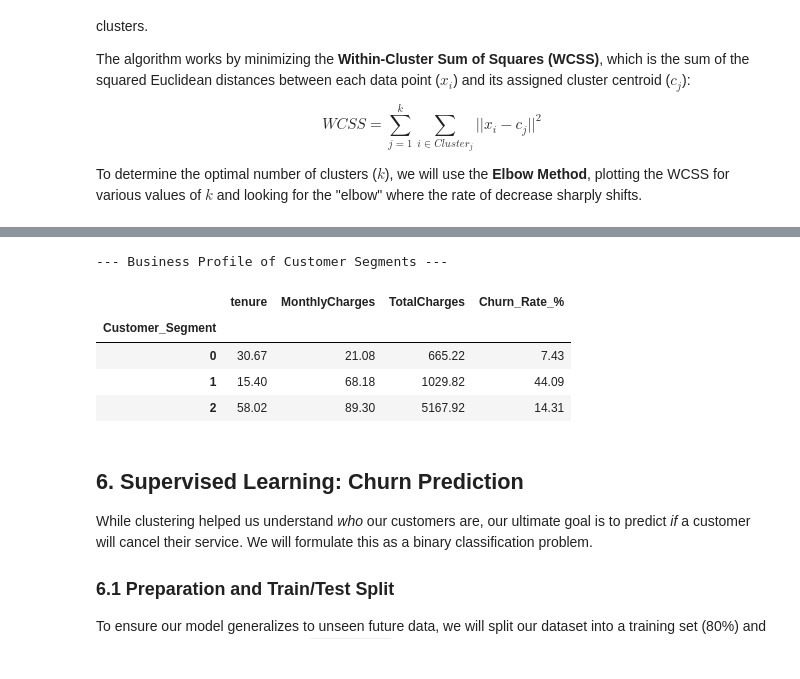
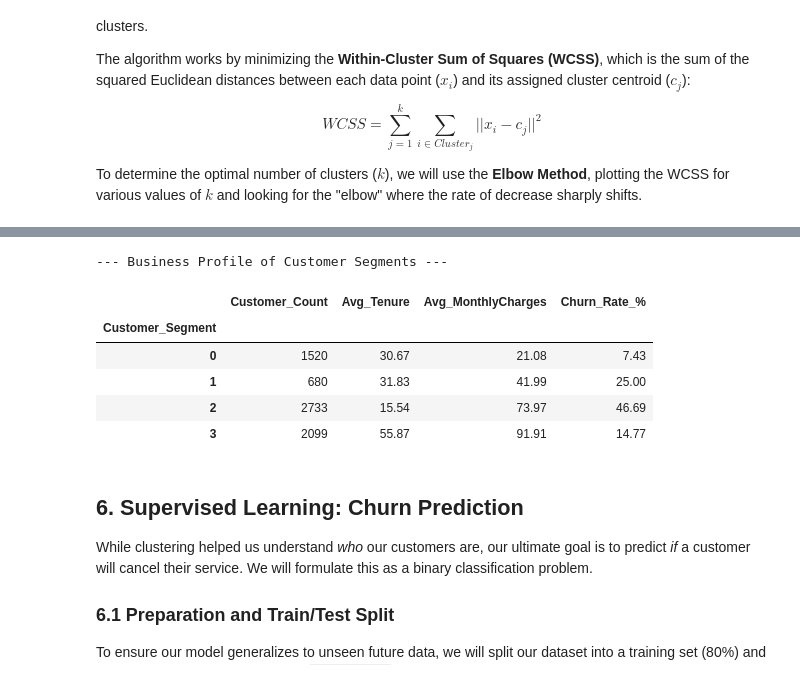
Before and after one commit to RumenMoysev/machine-learning-final-exam, a Jupyter notebook: notebooks/churn_prediction_analysis.ipynb, the cells around one changed output, grey strips where cells are left out. Saved outputs shown, nothing was run; the diff lists cells and outputs as text; code cells hidden in the pictures.

```diff
--- a/notebooks/churn_prediction_analysis.ipynb
+++ b/notebooks/churn_prediction_analysis.ipynb
@@ -187,29 +194,36 @@ Based on the Elbow Method, we will proceed with $k=3$ clusters. We will fit the
 # %%
-# 1. Fit K-Means with the optimal k=3
-optimal_k = 3
+# 1. Fit Final K-Means with k=4 (Based on the Silhouette peak!)
+optimal_k = 4
 kmeans_final = KMeans(n_clusters=optimal_k, init='k-means++', random_state=42, n_init=10)
-cluster_labels = kmeans_final.fit_predict(df_scaled)
+cluster_labels = kmeans_final.fit_predict(cluster_X_scaled)
 
-# 2. Attach labels to the ORIGINAL dataframe for business interpretation
-df['Customer_Segment'] = cluster_labels
+# 2. Attach labels safely using the exact index to prevent length mismatch errors
+# This guarantees the labels map to the exact 7032 rows we clustered
+df_clean = df.loc[cluster_X.index].copy()
+df_clean['Customer_Segment'] = cluster_labels
 
-# 3. Profile the clusters by calculating the mean for key numerical features
-cluster_profile = df.groupby('Customer_Segment')[['tenure', 'MonthlyCharges', 'TotalCharges', 'Churn']].mean()
+# 3. Profile the clusters with Customer Count (Size)
+cluster_profile = df_clean.groupby('Customer_Segment').agg(
+    Customer_Count=('Churn', 'size'),
+    Avg_Tenure=('tenure', 'mean'),
+    Avg_MonthlyCharges=('MonthlyCharges', 'mean'),
+    Churn_Rate=('Churn', 'mean')
+)
 
-# Note: Since 'Churn' was converted to 1 (Yes) and 0 (No) earlier,
-# the mean of the Churn column gives us the exact Churn Rate percentage!
-cluster_profile['Churn_Rate_%'] = cluster_profile['Churn'] * 100
-cluster_profile.drop(columns=['Churn'], inplace=True)
+# Convert Churn_Rate to a readable percentage
+cluster_profile['Churn_Rate_%'] = cluster_profile['Churn_Rate'] * 100
+cluster_profile.drop(columns=['Churn_Rate'], inplace=True)
 
 print("--- Business Profile of Customer Segments ---")
 display(cluster_profile.round(2))
 # %% [output]
 --- Business Profile of Customer Segments ---
-|  | tenure | MonthlyCharges | TotalCharges | Churn_Rate_% |
+|  | Customer_Count | Avg_Tenure | Avg_MonthlyCharges | Churn_Rate_% |
 | Customer_Segment |  |  |  |  |
-| 0 | 30.67 | 21.08 | 665.22 | 7.43 |
-| 1 | 15.40 | 68.18 | 1029.82 | 44.09 |
-| 2 | 58.02 | 89.30 | 5167.92 | 14.31 |
+| 0 | 1520 | 30.67 | 21.08 | 7.43 |
+| 1 | 680 | 31.83 | 41.99 | 25.00 |
+| 2 | 2733 | 15.54 | 73.97 | 46.69 |
+| 3 | 2099 | 55.87 | 91.91 | 14.77 |
 # %% [markdown]
 ## 6. Supervised Learning: Churn Prediction
 
```
Also changed, not shown: parts of 8 cells of this notebook, 1 other file.
